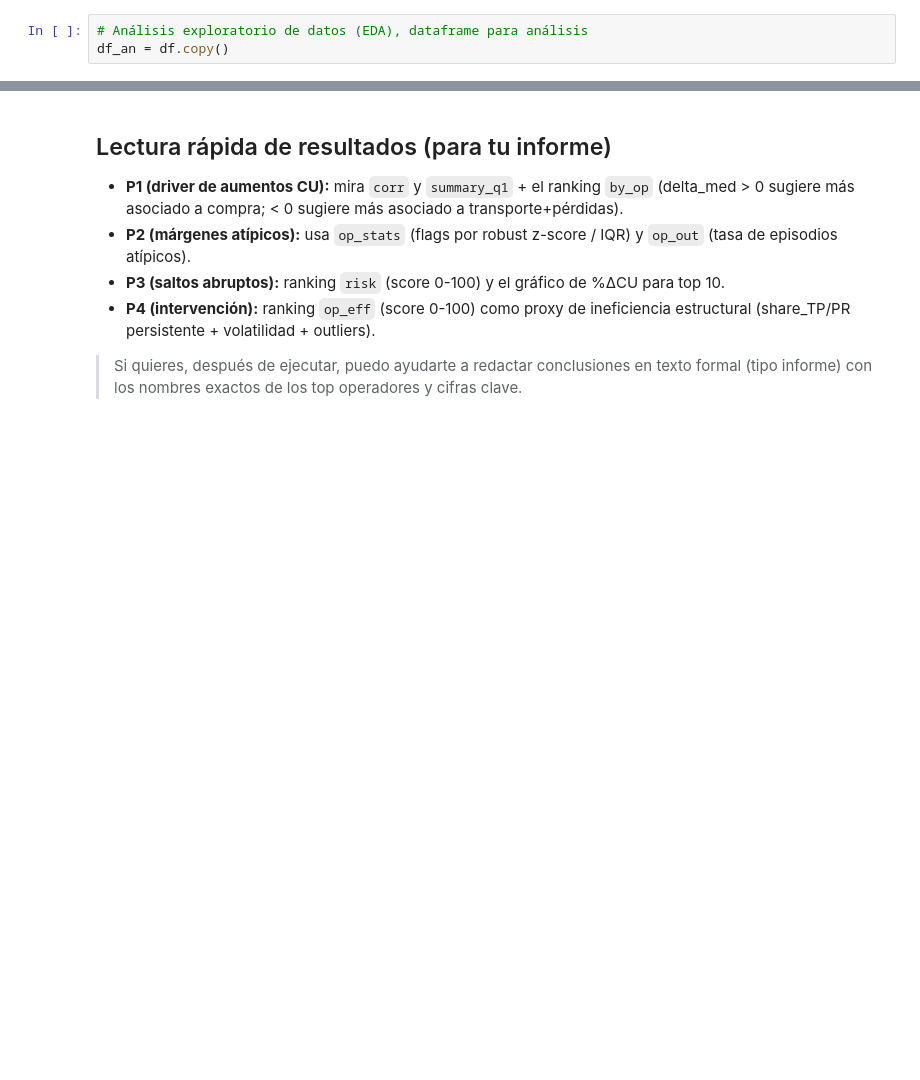
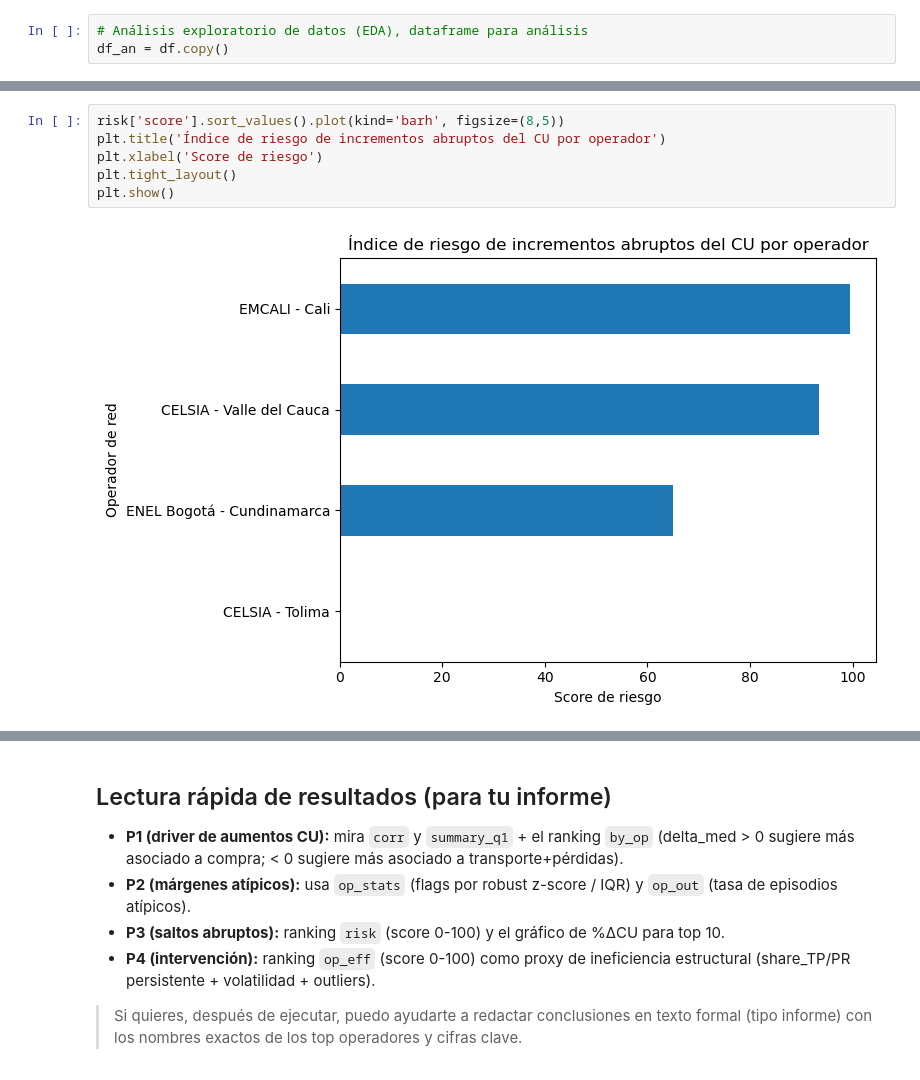
Before and after one commit to estebanvsq/Proyecto_AnalisisDeDatos, a Jupyter notebook: Proyecto/Copia_Limpieza.ipynb, the cells around one changed output, grey strips where cells are left out. Drawn from its saved outputs; the diff is of its cells as text; blank space fills up the shorter version.

```diff
--- a/Proyecto/Copia_Limpieza.ipynb
+++ b/Proyecto/Copia_Limpieza.ipynb
@@ -560,0 +799,8 @@ if len(sub) > 0:
+# %%
+risk['score'].sort_values().plot(kind='barh', figsize=(8,5))
+plt.title('Índice de riesgo de incrementos abruptos del CU por operador')
+plt.xlabel('Score de riesgo')
+plt.tight_layout()
+plt.show()
+# %% [output]
+[figure, added]
```
Also changed, not shown: parts of 26 cells of this notebook.
